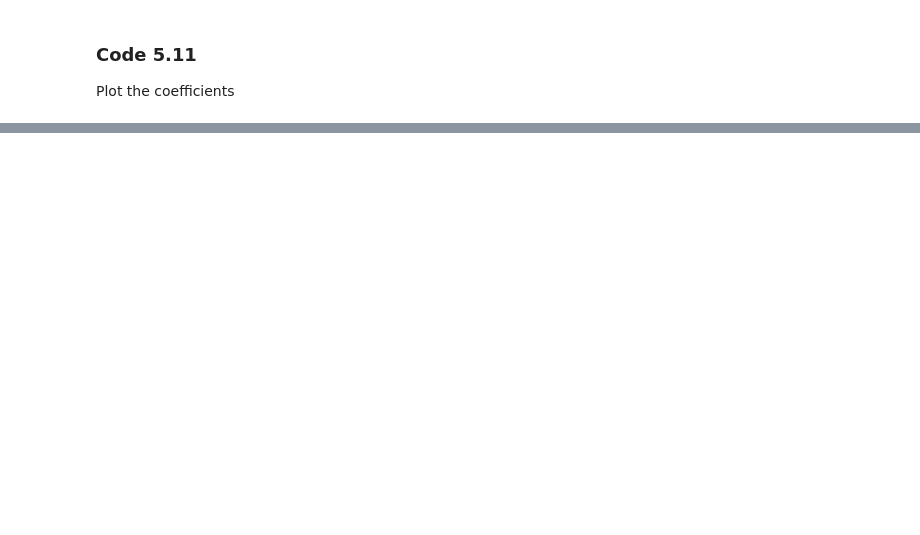
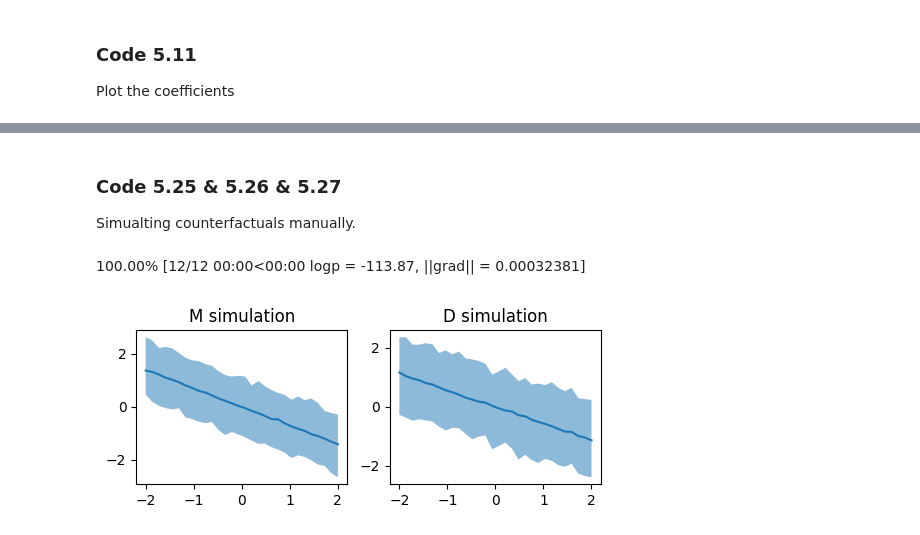
Before and after one commit to Gustavo-SF/Statistical-Rethinking-2Ed, a Jupyter notebook: chapters/5/samples.ipynb, the cells around one changed output, grey strips where cells are left out. Saved outputs shown, nothing was run; the diff lists cells and outputs as text; code cells hidden in the pictures; blank space fills up the shorter version.

```diff
--- a/chapters/5/samples.ipynb
+++ b/chapters/5/samples.ipynb
@@ -206,0 +426,75 @@ plt.axvline(0, color='black', alpha=0.5);
+# %% [markdown]
+### Code 5.25 & 5.26 & 5.27
+
+Simualting counterfactuals manually.
+# %%
+with pm.Model() as m5_3A:
+    # A -> D <- M
+    sigma = pm.Exponential("sigma", 1)
+    bA = pm.Normal("bA", 0, 0.5)
+    bM = pm.Normal("bM", 0, 0.5)
+
+    a = pm.Normal("a", 0, 0.2)
+    mu = pm.Deterministic("mu", a + bA * d['A'].values + bM * d['M'].values)
+    divorce = pm.Normal("divorce", mu, sigma, observed=d['D'].values)
+
+    # A -> M
+    sigma_M = pm.Exponential("sigma_m", 1)
+    bAM = pm.Normal("bAM", 0, 0.5)
+    aM = pm.Normal("aM", 0, 0.2)
+    mu_M = pm.Deterministic("mu_m", aM + bAM * d['A'].values)
+    marriage = pm.Normal("marriage", mu_M, sigma_M, observed=d['M'].values)
+
+
+# Extract the variable names
+vars_ = [bA, bM, a, sigma, aM, bAM, sigma_M]
+var_names = [v.name for v in vars_]
+
+mean_q = pm.find_MAP(model=m5_3A)
+H = pm.find_hessian(mean_q, vars_, model=m5_3A)
+cov = np.linalg.inv(H)
+mean = np.concatenate([np.atleast_1d(mean_q[var_]) for var_ in var_names])
+posterior = stats.multivariate_normal(mean=mean, cov=cov)
+# %% [output]
+100.00% [12/12 00:00<00:00 logp = -113.87, ||grad|| = 0.00032381]
+# %%
+n_simulations = 30
+A_seq = np.linspace(-2, 2, n_simulations)
+
+post = pd.DataFrame(posterior.rvs(size=1_000), columns=var_names)
+
+mus = post[['aM']].to_numpy() + post[['bAM']].to_numpy() * np.tile(A_seq, (1_000, 1))
+sigmas = np.tile(post['sigma_m'], (n_simulations, 1)).T
+
+M_sim = np.random.normal(
+    size=(1_000, n_simulations),
+    loc=mus,
+    scale=sigmas
+)
+
+hdis = np.array([az.hdi(sim, 0.89) for sim in M_sim.T])
+# %%
+sigmas = np.tile(post['sigma'], (n_simulations, 1)).T
+mus = post[['a']].to_numpy() + post[['bA']].to_numpy() * np.tile(A_seq, (1_000, 1)) + post[['bM']].to_numpy() * M_sim
+
+D_sim = np.random.normal(
+    size=(1_000, n_simulations),
+    loc=mus,
+    scale=sigmas
+)
+
+hdisD = np.array([az.hdi(sim, 0.89) for sim in D_sim.T])
+
+plt.figure(figsize=(6,2))
+plt.subplot(1, 2, 1)
+plt.title('M simulation')
+plt.plot(A_seq, M_sim.mean(axis=0))
+plt.fill_between(A_seq, hdis[:, 0], hdis[:, 1], alpha=0.5)
+
+
+plt.subplot(1, 2, 2)
+plt.plot(A_seq, D_sim.mean(axis=0))
+plt.title('D simulation')
+plt.fill_between(A_seq, hdisD[:, 0], hdisD[:, 1], alpha=0.5);
+# %% [output]
+[figure, added]
```
Also changed, not shown: parts of 83 cells of this notebook, 3 other files.
